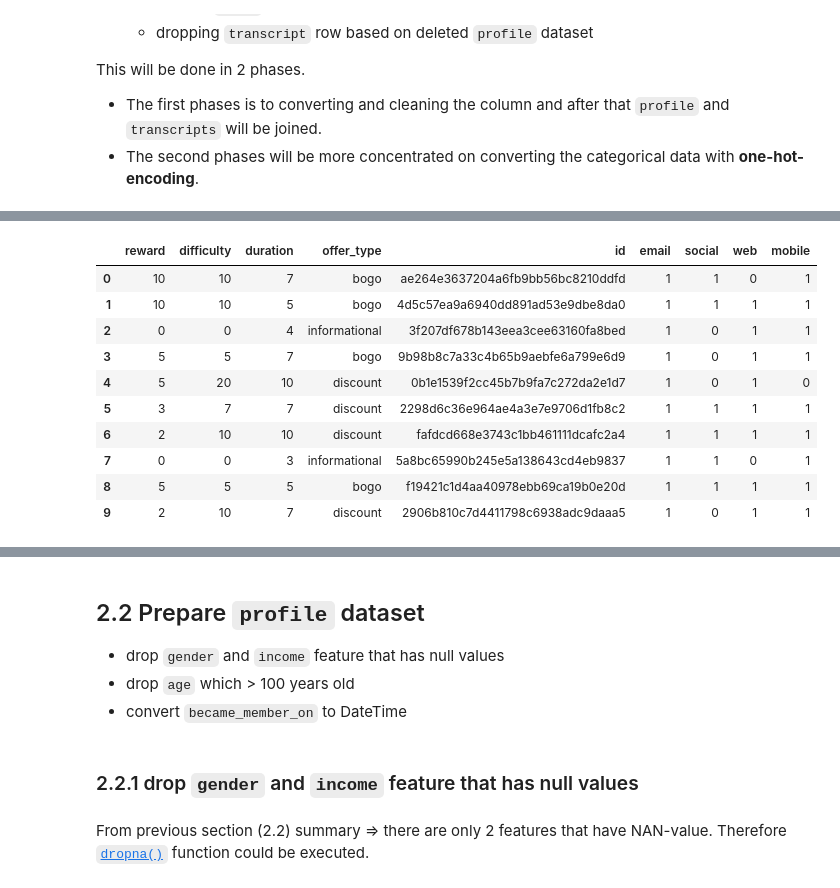
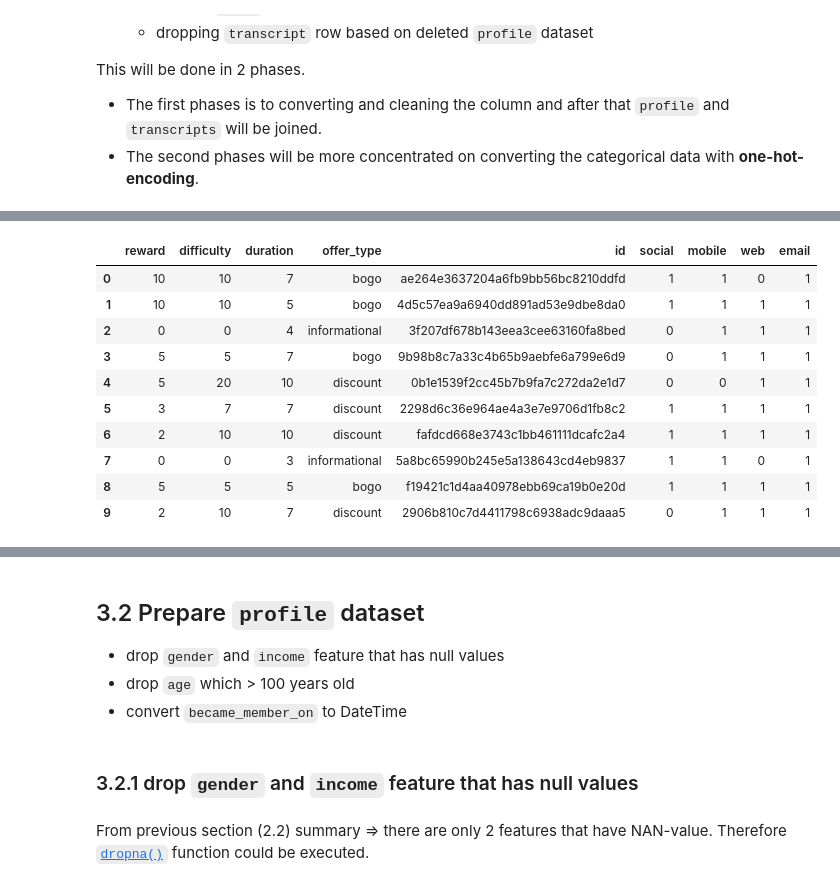
Before and after one commit to veectro/starbucks-capstone, a Jupyter notebook: Starbucks_Capstone_notebook.ipynb, the cells around one changed output, grey strips where cells are left out. Cells and saved outputs as stored; diff of their text form; code cells hidden in the pictures.

```diff
--- a/Starbucks_Capstone_notebook.ipynb
+++ b/Starbucks_Capstone_notebook.ipynb
@@ -686,5 +706,5 @@ time: 16 ms (started: 2021-01-31 20:48:51 +01:00)
 # %%
 # merged splited channels dataframe to portfolio dataframe
-portfolio_cleaned = pd.concat([portfolio, channels], axis=1)
-portfolio_cleaned
+cleaned_portfolio = pd.concat([portfolio, channels], axis=1)
+cleaned_portfolio
 # %% [output]
@@ -703,16 +723,16 @@ time: 0 ns (started: 2021-01-31 20:49:53 +01:00)
 # %%
 # dropping unused `channels` column
-portfolio_cleaned.drop(columns=['channels'], inplace=True)
-portfolio_cleaned
+cleaned_portfolio.drop(columns=['channels'], inplace=True)
+cleaned_portfolio
 # %% [output]
-|  | reward | difficulty | duration | offer_type | id | email | social | web | mobile |
+|  | reward | difficulty | duration | offer_type | id | social | mobile | web | email |
 | 0 | 10 | 10 | 7 | bogo | ae264e3637204a6fb9bb56bc8210ddfd | 1 | 1 | 0 | 1 |
 | 1 | 10 | 10 | 5 | bogo | 4d5c57ea9a6940dd891ad53e9dbe8da0 | 1 | 1 | 1 | 1 |
-| 2 | 0 | 0 | 4 | informational | 3f207df678b143eea3cee63160fa8bed | 1 | 0 | 1 | 1 |
-| 3 | 5 | 5 | 7 | bogo | 9b98b8c7a33c4b65b9aebfe6a799e6d9 | 1 | 0 | 1 | 1 |
-| 4 | 5 | 20 | 10 | discount | 0b1e1539f2cc45b7b9fa7c272da2e1d7 | 1 | 0 | 1 | 0 |
+| 2 | 0 | 0 | 4 | informational | 3f207df678b143eea3cee63160fa8bed | 0 | 1 | 1 | 1 |
+| 3 | 5 | 5 | 7 | bogo | 9b98b8c7a33c4b65b9aebfe6a799e6d9 | 0 | 1 | 1 | 1 |
+| 4 | 5 | 20 | 10 | discount | 0b1e1539f2cc45b7b9fa7c272da2e1d7 | 0 | 0 | 1 | 1 |
 | 5 | 3 | 7 | 7 | discount | 2298d6c36e964ae4a3e7e9706d1fb8c2 | 1 | 1 | 1 | 1 |
 | 6 | 2 | 10 | 10 | discount | fafdcd668e3743c1bb461111dcafc2a4 | 1 | 1 | 1 | 1 |
 | 7 | 0 | 0 | 3 | informational | 5a8bc65990b245e5a138643cd4eb9837 | 1 | 1 | 0 | 1 |
 | 8 | 5 | 5 | 5 | bogo | f19421c1d4aa40978ebb69ca19b0e20d | 1 | 1 | 1 | 1 |
-| 9 | 2 | 10 | 7 | discount | 2906b810c7d4411798c6938adc9daaa5 | 1 | 0 | 1 | 1 |
+| 9 | 2 | 10 | 7 | discount | 2906b810c7d4411798c6938adc9daaa5 | 0 | 1 | 1 | 1 |
@@ -720,10 +740,10 @@ time: 15 ms (started: 2021-01-31 20:49:54 +01:00)
 # %% [markdown]
-## 2.2 Prepare `profile` dataset
+## 3.2 Prepare `profile` dataset
 - drop `gender` and `income` feature that has null values
 - drop `age` which > 100 years old
 - convert `became_member_on` to DateTime
 # %% [markdown]
-### 2.2.1 drop `gender` and `income` feature that has null values
+### 3.2.1 drop `gender` and `income` feature that has null values
 # %% [markdown]
 From previous section (2.2) summary => there are only 2 features that have NAN-value. Therefore [`dropna()`](https://pandas.pydata.org/pandas-docs/stable/reference/api/pandas.DataFrame.dropna.html) function could be executed.
 # %%
```
Also changed, not shown: parts of 163 cells of this notebook, 2 other files.
